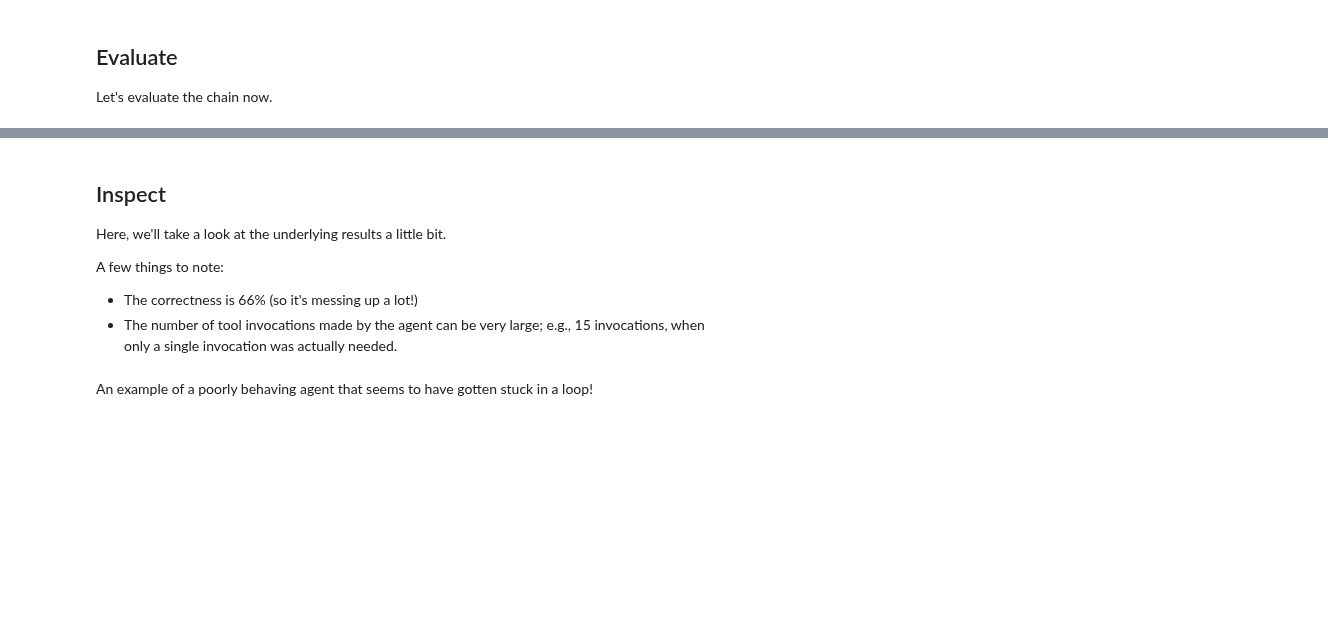
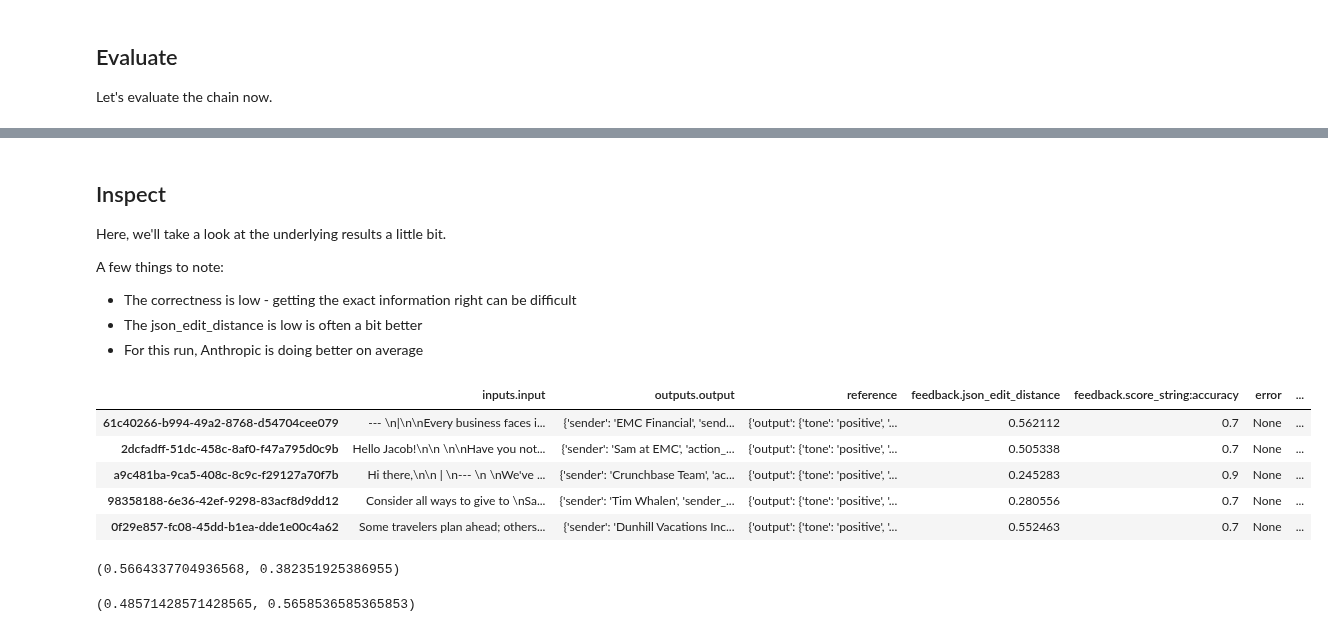
Before and after one commit to langchain-ai/langchain-benchmarks, a Jupyter notebook: docs/source/notebooks/extraction/email.ipynb, the cells around one changed output, grey strips where cells are left out. Drawn from its saved outputs; the diff is of its cells as text; code cells hidden in the pictures; blank space fills up the shorter version.

Commit message:
Update evaluator and anthropic example

```diff
--- a/docs/source/notebooks/extraction/email.ipynb
+++ b/docs/source/notebooks/extraction/email.ipynb
@@ -73,7 +72,16 @@ from langchain_benchmarks.extraction.implementations import (
 # %%
-extraction_chain = create_openai_function_based_extractor(
-    task.instructions, ChatOpenAI(model="gpt-3.5-turbo-16k", temperature=0), task.schema
+from langchain.chat_models import ChatOpenAI
+from langchain.output_parsers.openai_functions import JsonOutputFunctionsParser
+
+llm = ChatOpenAI(model="gpt-3.5-turbo-16k", temperature=0).bind_functions(
+    functions=[task.schema],
+    function_call=task.schema.schema()["title"],
 )
+
+output_parser = JsonOutputFunctionsParser()
+extraction_chain = (
+    task.instructions | llm | output_parser | (lambda x: {"output": x})
+)
 # %%
 extraction_chain.invoke(
     {
@@ -114,6 +122,8 @@ test_run = client.run_on_dataset(
     llm_or_chain_factory=extraction_chain,
     evaluation=eval_config,
     verbose=True,
-    tags=["openai-functions"],
+    project_metadata={
+        "arch": "openai-functions",
+    },
 )
 # %% [output]
@@ -125,0 +228,10 @@ https://smith.langchain.com/o/ebbaf2eb-769b-4505-aca2-d11de10372a4/datasets/309a
+# %%
+claude_test_run = client.run_on_dataset(
+    dataset_name=task.name,
+    llm_or_chain_factory=claude_extraction_chain,
+    evaluation=eval_config,
+    verbose=True,
+    project_metadata={
+        "arch": "claude-xml",
+    },
+)
@@ -130,10 +283,10 @@ Here, we'll take a look at the underlying results a little bit.
 
 A few things to note:
 
-* The correctness is 66% (so it's messing up a lot!)
-* The number of tool invocations made by the agent can be very large; e.g., 15 invocations, when only a single invocation was actually needed.
+* The correctness is low - getting the exact information right can be difficult
+* The json_edit_distance is low is often a bit better
+* For this run, Anthropic is doing better on average
 # %%
 import pandas as pd
 
-df = test_run.to_dataframe()
-df = pd.json_normalize(df.to_dict(orient="records"))
+df = test_run.to_dataframe().join(claude_test_run.to_dataframe(), rsuffix="_claude")
@@ -142,2 +293,17 @@ df
-# %% [markdown]
-An example of a poorly behaving agent that seems to have gotten stuck in a loop!
+# %%
+df.head(5)
+# %% [output]
+|  | inputs.input | outputs.output | reference | feedback.json_edit_distance | feedback.score_string:accuracy | error | ... |
+| 61c40266-b994-49a2-8768-d54704cee079 | --- \n|\n\nEvery business faces i... | {'sender': 'EMC Financial', 'send... | {'output': {'tone': 'positive', '... | 0.562112 | 0.7 | None | ... |
+| 2dcfadff-51dc-458c-8af0-f47a795d0c9b | Hello Jacob!\n\n \n\nHave you not... | {'sender': 'Sam at EMC', 'action_... | {'output': {'tone': 'positive', '... | 0.505338 | 0.7 | None | ... |
+| a9c481ba-9ca5-408c-8c9c-f29127a70f7b | Hi there,\n\n | \n--- \n \nWe've ... | {'sender': 'Crunchbase Team', 'ac... | {'output': {'tone': 'positive', '... | 0.245283 | 0.9 | None | ... |
+| 98358188-6e36-42ef-9298-83acf8d9dd12 | Consider all ways to give to \nSa... | {'sender': 'Tim Whalen', 'sender_... | {'output': {'tone': 'positive', '... | 0.280556 | 0.7 | None | ... |
+| 0f29e857-fc08-45dd-b1ea-dde1e00c4a62 | Some travelers plan ahead; others... | {'sender': 'Dunhill Vacations Inc... | {'output': {'tone': 'positive', '... | 0.552463 | 0.7 | None | ... |
+# %%
+df['feedback.json_edit_distance'].mean(), df['feedback.json_edit_distance_claude'].mean()
+# %% [output]
+(0.5664337704936568, 0.382351925386955)
+# %%
+df['feedback.score_string:accuracy'].mean(), df['feedback.score_string:accuracy_claude'].mean()
+# %% [output]
+(0.48571428571428565, 0.5658536585365853)
```
Also changed, not shown: parts of 9 cells of this notebook, 1 other file.
